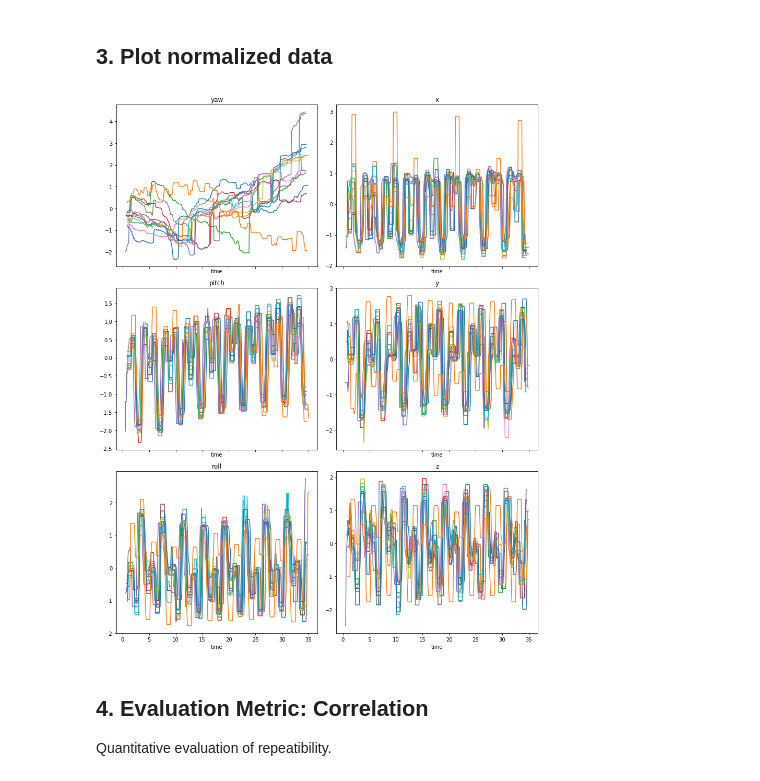
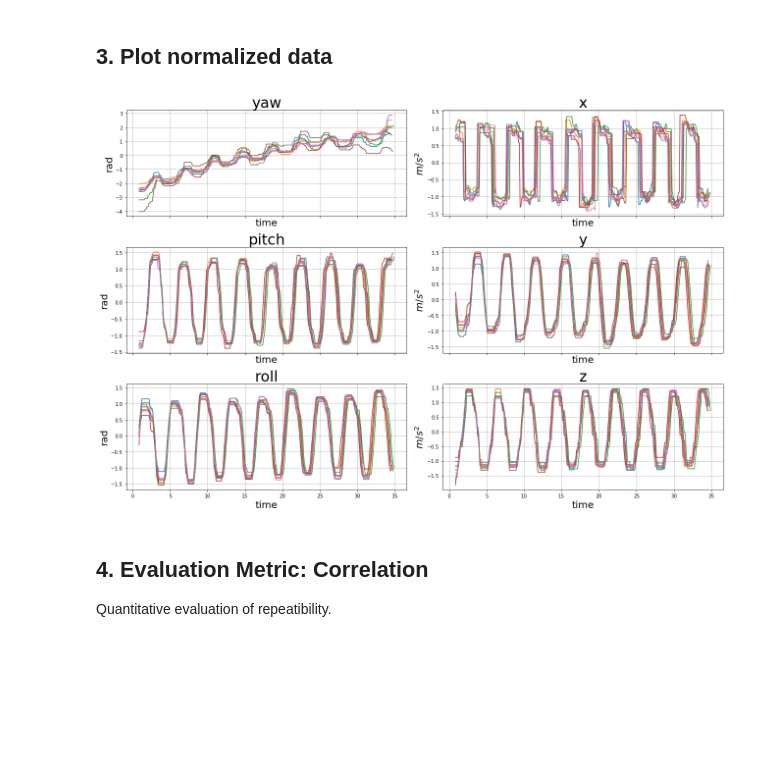
Before and after one commit to yans0ng/Spyndra-Gait-Learning, a Jupyter notebook: preprocessing/imu_data_analysis.ipynb, the cells around one changed output. Saved outputs shown, nothing was run; the diff lists cells and outputs as text; code cells hidden in the pictures; blank space fills up the shorter version.

Commit message:
enhance image resolution and fontsize

```diff
--- a/preprocessing/imu_data_analysis.ipynb
+++ b/preprocessing/imu_data_analysis.ipynb
@@ -14,7 +14,7 @@ from scipy import signal
 # %%
 # Assign file source
 folder= '../data/07-09-Data' #TODO: enter the relative directory of the file
-mode = 'walking'            #TODO: you can switch between walking and standing
+mode = 'standing'            #TODO: you can switch between walking and standing
 csvfiles = glob.glob(folder+'/'+mode+'/*.csv')
 print '{} files in the folder'.format(len(csvfiles))
 
@@ -65,15 +61,20 @@ data_dict = normalize(csvfiles)
 ## 3. Plot normalized data
 # %%
 def make_plot(data_dict, output_img=None):
-    fig, ax = plt.subplots(3,2, sharex = True, figsize =(12,15))
+    fig, ax = plt.subplots(3,2, sharex = True, figsize =(18,12))
     fields = ['time', 'yaw', 'pitch', 'roll', 'x', 'y', 'z', 'f1', 't1', 'f2', 't2', 'f3', 't3', 'f4', 't4']
     for i, df in enumerate(data_dict.itervalues()):
         for j in xrange(6):
             field = fields[j+1]
             ax[j%3,j/3].plot(df['time'][8:-5], df[field][8:-5], label='run{}'.format(i))
-            ax[j%3,j/3].set_title(field)
-            ax[j%3,j/3].set_xlabel('time')
+            ax[j%3,j/3].set_title(field,fontsize=30)
+            ax[j%3,j/3].set_xlabel('time',fontsize=20)
 
+    for i in xrange(3):
+        ax[i,0].set_ylabel('rad', fontsize=20)
+        ax[i,1].set_ylabel('$m/s^2$', fontsize=20)
+        ax[i,0].grid()
+        ax[i,1].grid()
     #ax[1,2].set_ylim([-2.5,2.5]) # NOTE: z acceleration has very large outliers
     if output_img is not None:
         plt.tight_layout()
@@ -81,9 +82,9 @@ def make_plot(data_dict, output_img=None):
     plt.show()
 # %%
 # Execute plot function
-make_plot(data_dict, 'images/walking.jpg')
+make_plot(data_dict, 'images/standing.jpg')
 # %% [output]
-[figure, old version]
+[figure, new version]
 # %% [markdown]
 ## 4. Evaluation Metric: Correlation
 
```
Also changed, not shown: parts of 1 cell of this notebook, 5 other files.
